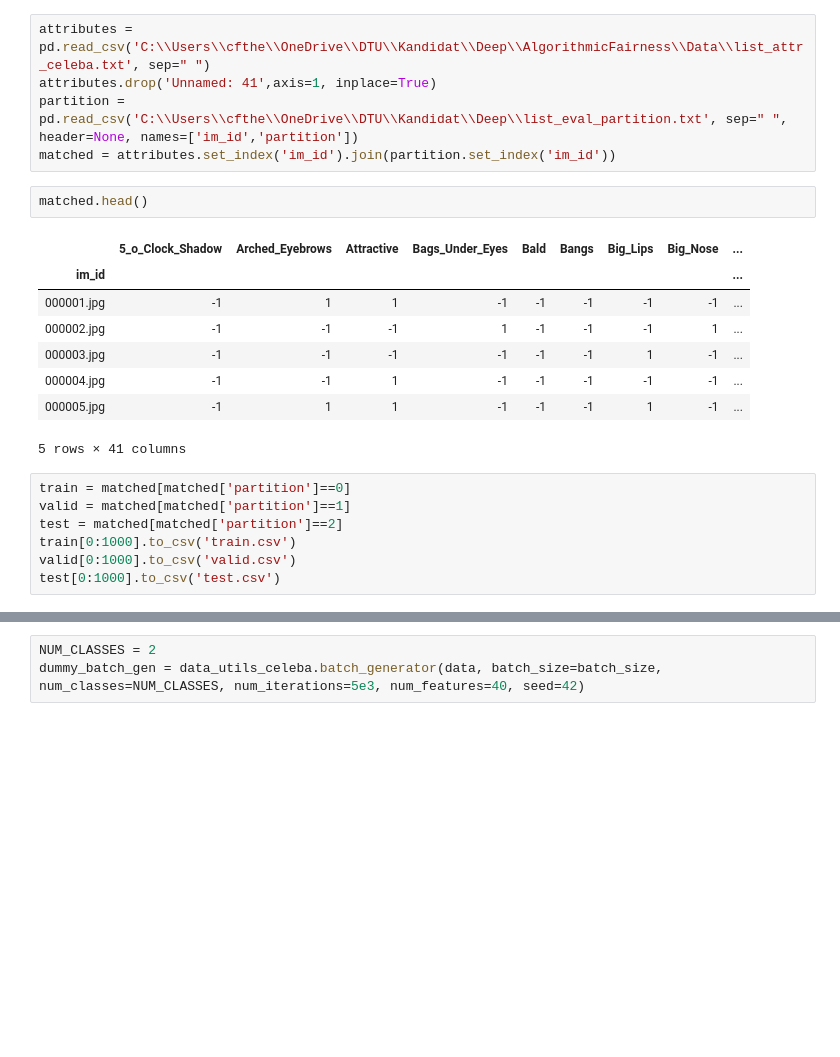
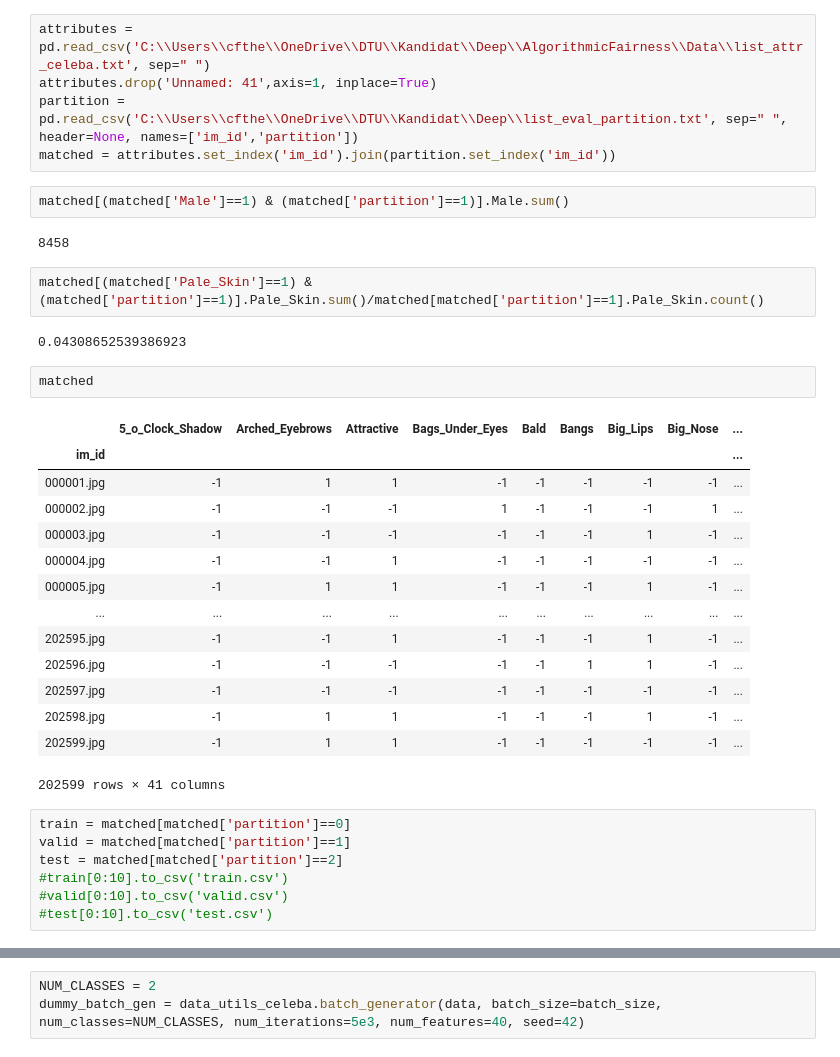
Before and after one commit to mar10nJohns1/AlgorithmicFairness, a Jupyter notebook: Project.ipynb, the cells around one changed output, grey strips where cells are left out. Drawn from its saved outputs; the diff is of its cells as text; blank space fills up the shorter version.

```diff
--- a/Project.ipynb
+++ b/Project.ipynb
@@ -44,24 +44,38 @@ attributes = pd.read_csv('C:\\Users\\cfthe\\OneDrive\\DTU\\Kandidat\\Deep\\Algor
 attributes.drop('Unnamed: 41',axis=1, inplace=True)
 partition = pd.read_csv('C:\\Users\\cfthe\\OneDrive\\DTU\\Kandidat\\Deep\\list_eval_partition.txt', sep=" ", header=None, names=['im_id','partition'])
 matched = attributes.set_index('im_id').join(partition.set_index('im_id'))
+# %%
+matched[(matched['Male']==1) & (matched['partition']==1)].Male.sum()
+# %% [output]
+8458
+# %%
+matched[(matched['Pale_Skin']==1) & (matched['partition']==1)].Pale_Skin.sum()/matched[matched['partition']==1].Pale_Skin.count()
+# %% [output]
+0.04308652539386923
 # %%
-matched.head()
+matched
 # %% [output]
 |  | 5_o_Clock_Shadow | Arched_Eyebrows | Attractive | Bags_Under_Eyes | Bald | Bangs | Big_Lips | Big_Nose | ... |
 | im_id |  |  |  |  |  |  |  |  | ... |
 | 000001.jpg | -1 | 1 | 1 | -1 | -1 | -1 | -1 | -1 | ... |
 | 000002.jpg | -1 | -1 | -1 | 1 | -1 | -1 | -1 | 1 | ... |
 | 000003.jpg | -1 | -1 | -1 | -1 | -1 | -1 | 1 | -1 | ... |
 | 000004.jpg | -1 | -1 | 1 | -1 | -1 | -1 | -1 | -1 | ... |
 | 000005.jpg | -1 | 1 | 1 | -1 | -1 | -1 | 1 | -1 | ... |
+| ... | ... | ... | ... | ... | ... | ... | ... | ... | ... |
+| 202595.jpg | -1 | -1 | 1 | -1 | -1 | -1 | 1 | -1 | ... |
+| 202596.jpg | -1 | -1 | -1 | -1 | -1 | 1 | 1 | -1 | ... |
+| 202597.jpg | -1 | -1 | -1 | -1 | -1 | -1 | -1 | -1 | ... |
+| 202598.jpg | -1 | 1 | 1 | -1 | -1 | -1 | 1 | -1 | ... |
+| 202599.jpg | -1 | 1 | 1 | -1 | -1 | -1 | -1 | -1 | ... |
-5 rows × 41 columns
+202599 rows × 41 columns
 # %%
 train = matched[matched['partition']==0]
 valid = matched[matched['partition']==1]
 test = matched[matched['partition']==2]
-train[0:1000].to_csv('train.csv')
-valid[0:1000].to_csv('valid.csv')
-test[0:1000].to_csv('test.csv')
+#train[0:10].to_csv('train.csv')
+#valid[0:10].to_csv('valid.csv')
+#test[0:10].to_csv('test.csv')
 # %%
 IMAGE_SHAPE = [73,60,3]
 # Paths to data
```
Also changed, not shown: parts of 21 cells of this notebook, 1 other file.
